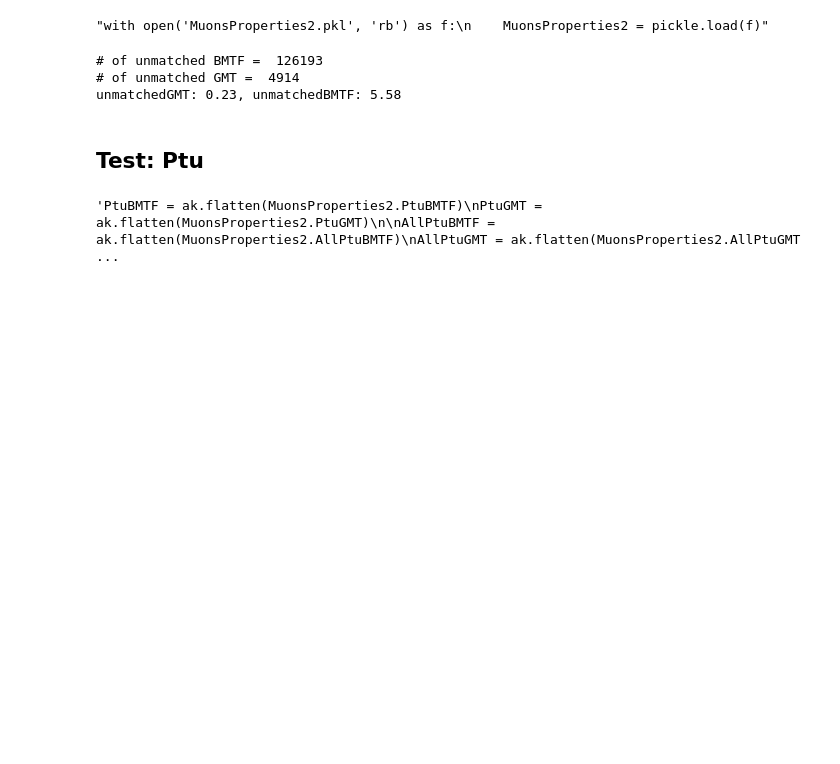
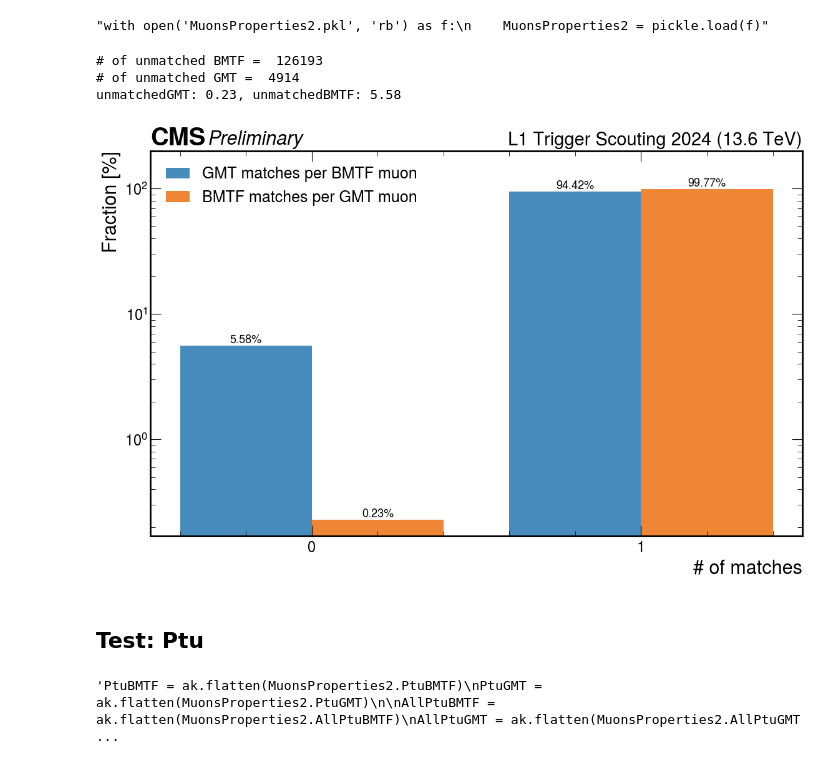
Before and after one commit to francescoreschio/Tesi-Triennale, a Jupyter notebook: Codice/DeltaRDef.ipynb, the cells around one changed output. Saved outputs shown, nothing was run; the diff lists cells and outputs as text; code cells hidden in the pictures; blank space fills up the shorter version.

```diff
--- a/Codice/DeltaRDef.ipynb
+++ b/Codice/DeltaRDef.ipynb
@@ -305,6 +305,56 @@ print(f"unmatchedGMT: {fractionGMT:.2f}, unmatchedBMTF: {fractionBMTF:.2f}")
 # of unmatched BMTF =  126193
 # of unmatched GMT =  4914
 unmatchedGMT: 0.23, unmatchedBMTF: 5.58
+# %%
+
+categories = ['0', '1']
+gmt_matches = [5.58, 100-5.58]   # Percentuali di corrispondenza per GMT matches per BMTF muon
+bmtf_matches = [0.23, 100 - 0.23]
+
+# Imposta larghezza barre
+bar_width = 0.4
+index = np.arange(len(categories))
+
+# Crea il grafico a barre
+fig, ax = plt.subplots(figsize=(12, 8), constrained_layout=True)
+
+set_label_font(ax, FONTSIZE)
+set_tick_font(ax, FONTSIZE-2)
+
+draw_cms_label(ax, fontsize= FONTSIZE, rlabel="L1 Trigger Scouting 2024 (13.6 TeV)")
+
+bar1 = ax.bar(index, gmt_matches, bar_width, label='GMT matches per BMTF muon', color='#478CBD')
+bar2 = ax.bar(index + bar_width, bmtf_matches, bar_width, label='BMTF matches per GMT muon', color='#EF8636')
+
+# Imposta scala logaritmica per l'asse y
+ax.set_yscale('log')
+
+# Aggiungi etichette, titolo e personalizzazioni
+ax.set_xlabel('# of matches', fontsize = FONTSIZE)
+ax.set_ylabel('Fraction [%]', fontsize = FONTSIZE)
+ax.set_xticks(index + bar_width / 2)
+ax.set_xticklabels(categories)
+ax.legend(fontsize = FONTSIZE-4)
+
+# Aggiungi annotazioni sulle barre
+for rect, label in zip(bar1, gmt_matches):
+    height = rect.get_height()
+    ax.text(rect.get_x() + rect.get_width() / 2, height, f'{label:.2f}%', ha='center', va='bottom', fontsize=13)
+
+for rect, label in zip(bar2, bmtf_matches):
+    height = rect.get_height()
+    ax.text(rect.get_x() + rect.get_width() / 2, height, f'{label:.2f}%', ha='center', va='bottom', fontsize=13)
+
+
+ax.set_ylim(0, 200)
+
+ax.tick_params(axis='both', which='both', labelsize = FONTSIZE - 5)
+
+# Mostra il grafico
+plt.tight_layout()
+plt.show()
+# %% [output]
+[figure, added]
 # %% [markdown]
 ## Test: Ptu
 # %%
```
Also changed, not shown: parts of 10 cells of this notebook, 3 other files.
